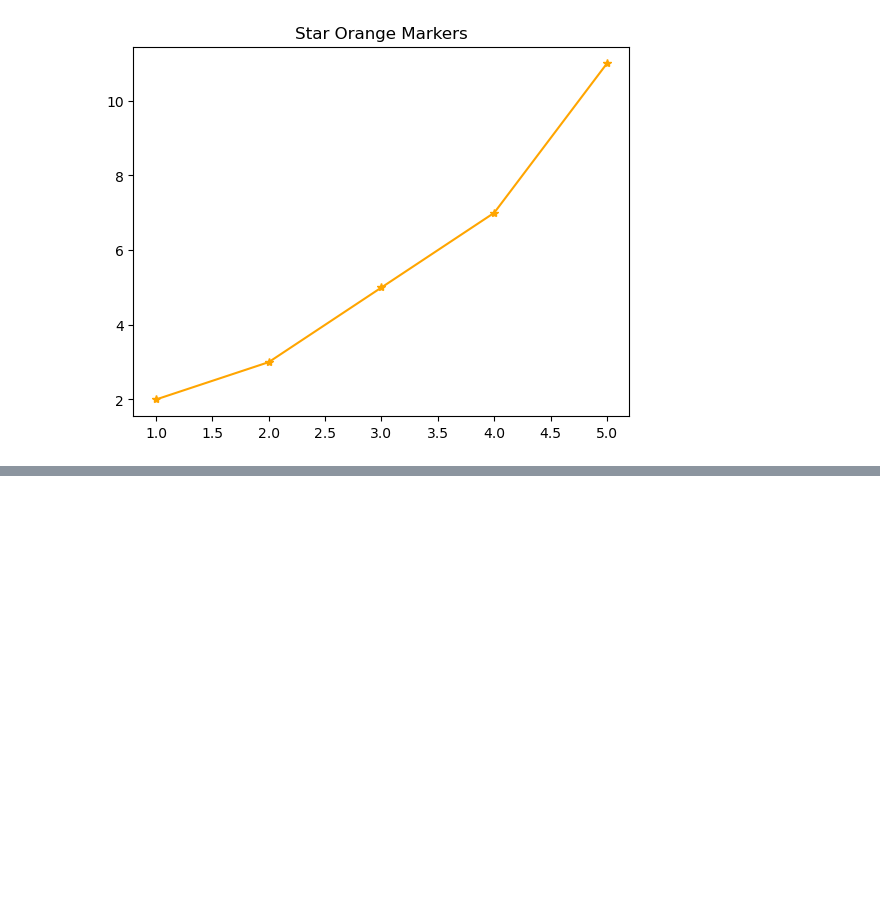
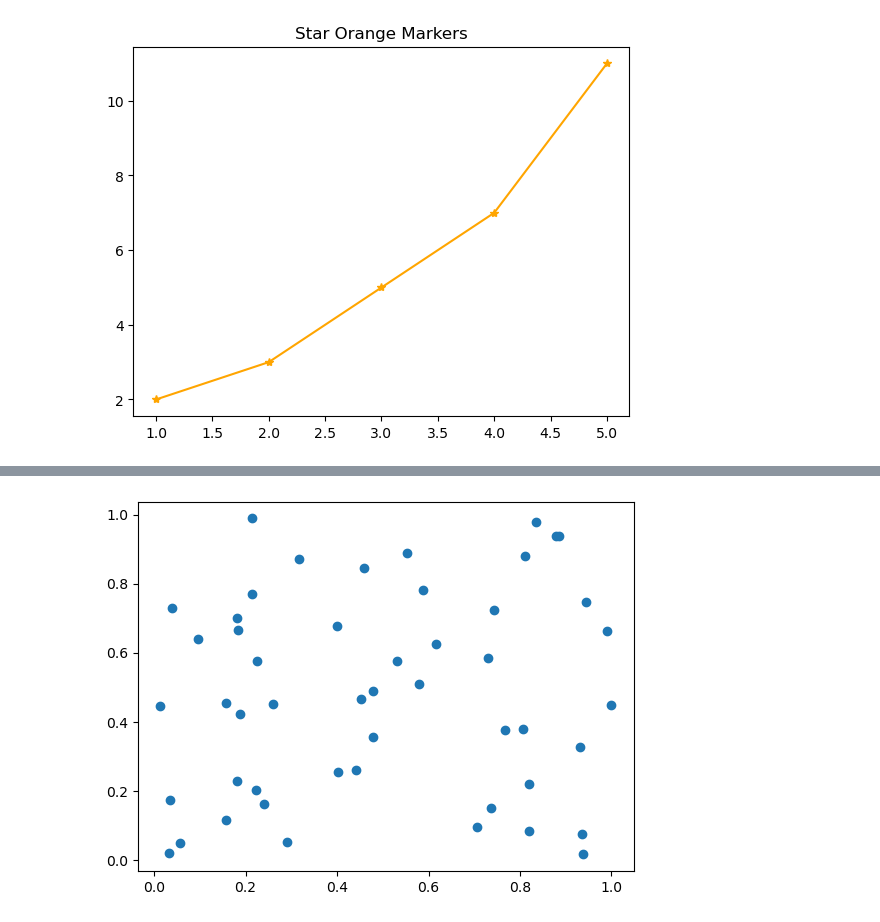
Before and after one commit to smayamelgara-data/GitRepo, a Jupyter notebook: week-07/Ex3A_Plotting_Data.ipynb, the cells around one changed output, grey strips where cells are left out. Cells and saved outputs as stored; diff of their text form; code cells hidden in the pictures; blank space fills up the shorter version.

```diff
--- a/week-07/Ex3A_Plotting_Data.ipynb
+++ b/week-07/Ex3A_Plotting_Data.ipynb
@@ -75,0 +102,10 @@ plt.show()
+# %%
+x = np.random.rand(50)
+
+y = np.random.rand(50)
+
+plt.scatter(x, y)
+
+plt.show()
+# %% [output]
+[figure, added]
```
Also changed, not shown: parts of 10 cells of this notebook.
